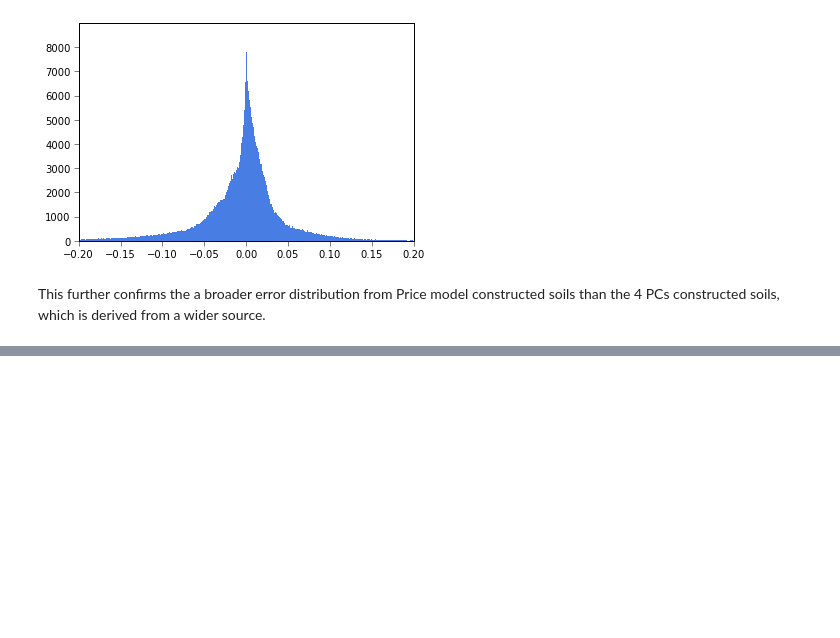
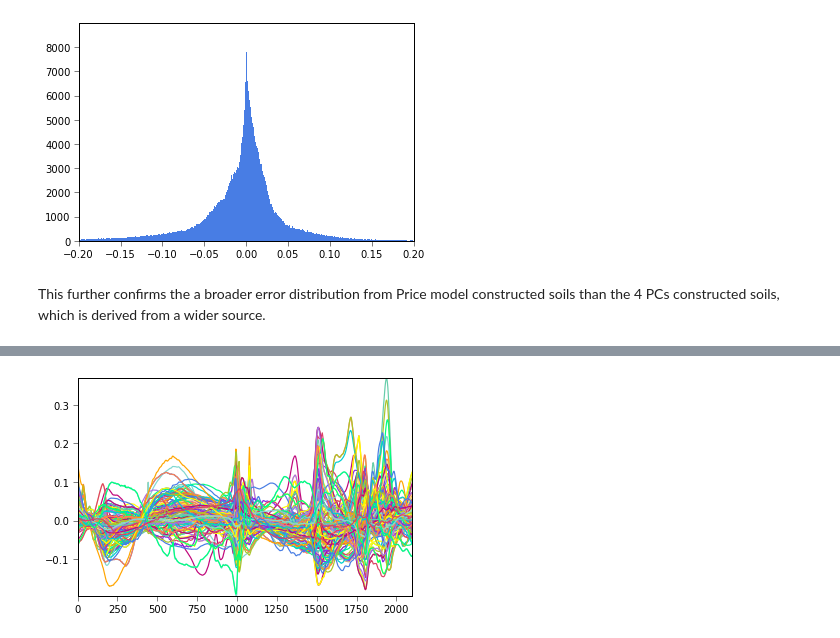
Before and after one commit to MarcYin/Soils, a Jupyter notebook: Soils.ipynb, the cells around one changed output, grey strips where cells are left out. Cells and saved outputs as stored; diff of their text form; code cells hidden in the pictures; blank space fills up the shorter version.

```diff
--- a/Soils.ipynb
+++ b/Soils.ipynb
@@ -400,0 +417,7 @@ This further confirms the a broader error distribution from Price model construc
+# %%
+ws  = pca.transform(usgs_soil)
+reconstructed = np.dot(ws, pca.components_) + soil_mean
+# %%
+h = plt.plot((reconstructed - usgs_soil).T)
+# %% [output]
+[figure, added]
```
Also changed, not shown: parts of 18 cells of this notebook, 2 other files.
